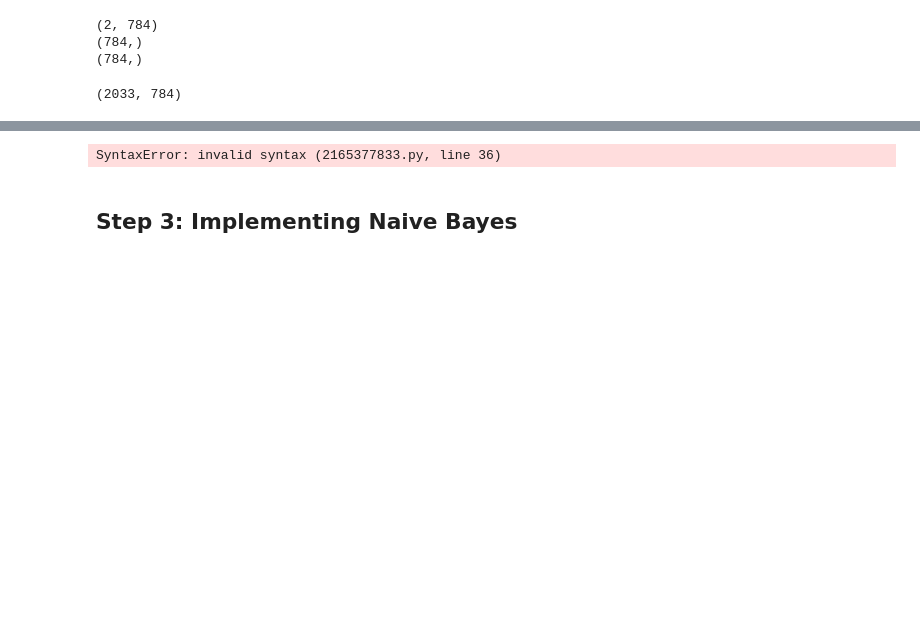
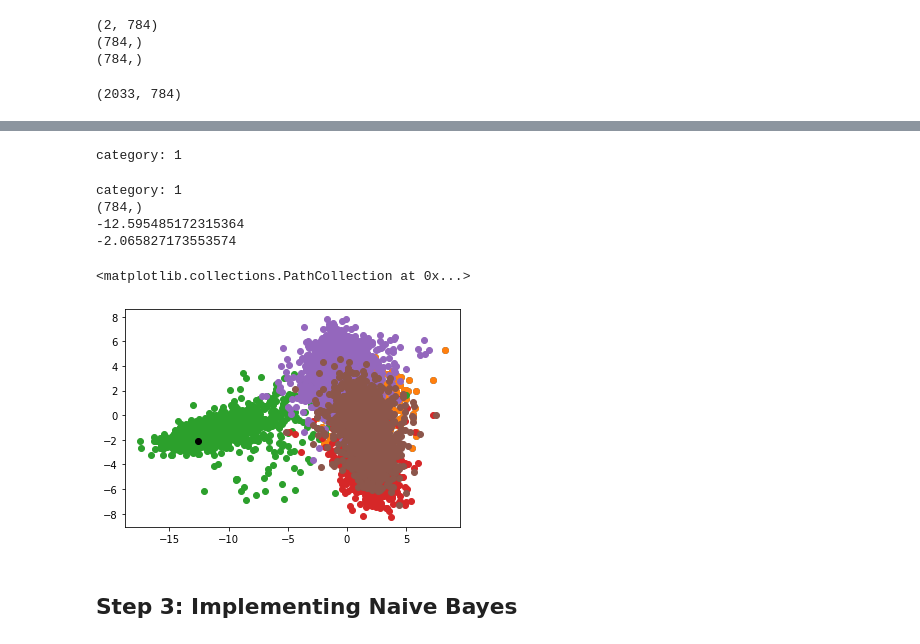
Before and after one commit to PetyaPetrova96/clasifying-clothing-types-, a Jupyter notebook: steps.ipynb, the cells around one changed output, grey strips where cells are left out. Cells and saved outputs as stored; diff of their text form; code cells hidden in the pictures; blank space fills up the shorter version.

```diff
--- a/steps.ipynb
+++ b/steps.ipynb
@@ -353,5 +519,14 @@ SyntaxError: invalid syntax (4168385536.py, line 5)
+# %%
+test1 = test_data[0:,:-1][996]
+testlabel = test_data[:,-1][996]
+print(f'category: {testlabel}')
+# %% [output]
+category: 1
 # %%
-test1 = test_data[0:,:-1][0]
+test1 = test_data[0:,:-1][996]
+testlabel = test_data[:,-1][996]
+print(f'category: {testlabel}')
+
 print(test1.shape)
 ldatest1x1 = np.dot(test1,x1)
 ldatest1x2 = np.dot(test1,x2)
@@ -359,36 +534,39 @@ print(ldatest1x1)
 print(ldatest1x2)
 
 tshirt_proj_x1 = np.dot(class_tshirt,x1)
 tshirt_proj_x2 = np.dot(class_tshirt,x2)
 
 plt.scatter(tshirt_proj_x1,tshirt_proj_x2)
 
 trouser_proj_x1 = np.dot(class_trouser,x1)
 trouser_proj_x2 = np.dot(class_trouser,x2)
 
 
 plt.scatter(tshirt_proj_x1,tshirt_proj_x2)
 plt.scatter(trouser_proj_x1,trouser_proj_x2)
 
 pullover_proj_x1 = np.dot(class_pullover,x1)
 pullover_proj_x2 = np.dot(class_pullover,x2)
 
 plt.scatter(pullover_proj_x1,pullover_proj_x2)
 
 dress_proj_x1 = np.dot(class_dress,x1)
 dress_proj_x2 = np.dot(class_dress,x2)
 
 plt.scatter(dress_proj_x1,dress_proj_x2)
 
 shirts_proj_x1 = np.dot(class_shirt,x1)
 shirts_proj_x2 = np.dot(class_shirt,x2)
 
 plt.scatter(shirts_proj_x1,shirts_proj_x2)
 plt.scatter(ldatest1x1,ldatest1x2, color = 'black')
-
-px1_tshirt =
 # %% [output]
-SyntaxError: invalid syntax (2165377833.py, line 36)
+category: 1
+(784,)
+-12.595485172315364
+-2.065827173553574
+<matplotlib.collections.PathCollection at 0x...>
+[figure, added]
 # %% [markdown]
 ## Step 3: Implementing Naive Bayes
 # %% [markdown]
```
Also changed, not shown: parts of 7 cells of this notebook.
